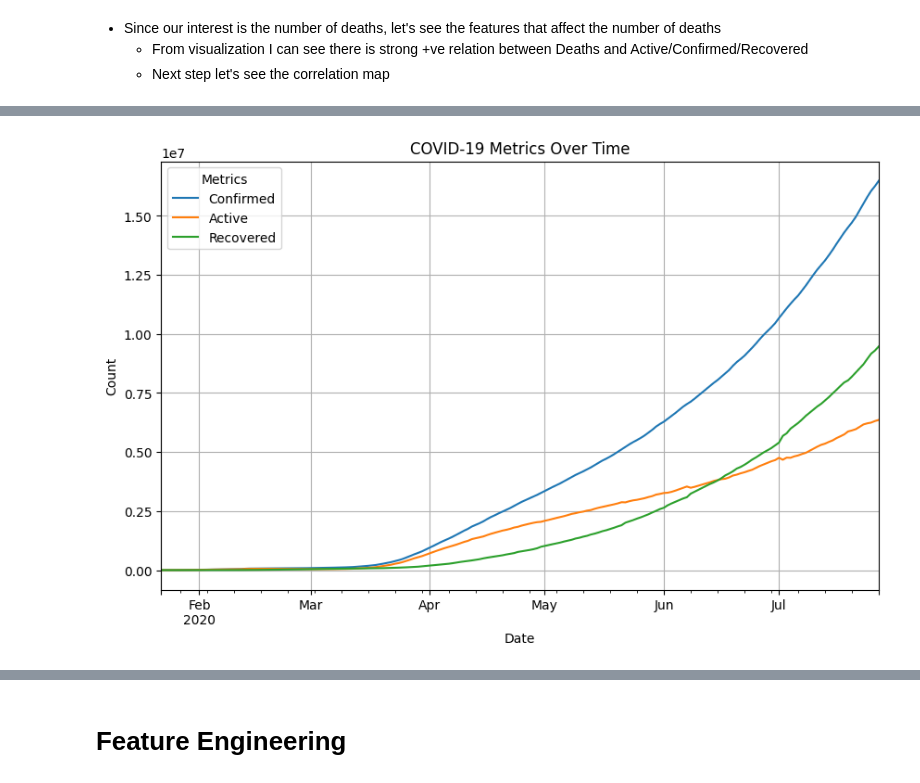
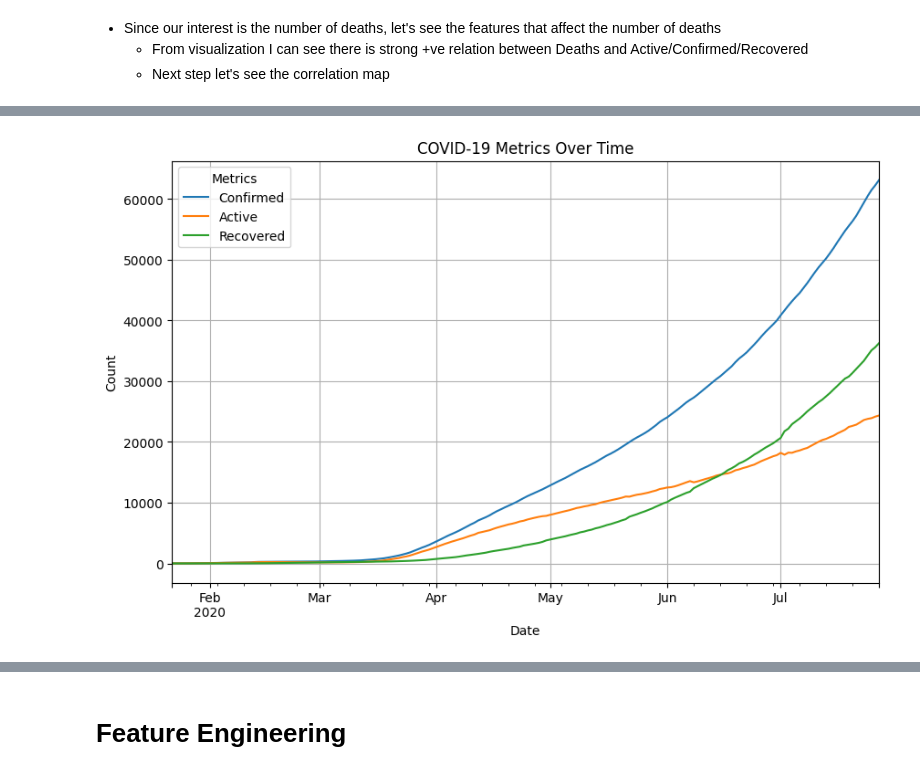
Before and after one commit to AIBabyTeaching/MACHINE-LEARNING-FEB-2025, a Jupyter notebook: LabWeek2&3&5.ipynb, the cells around one changed output, grey strips where cells are left out. Cells and saved outputs as stored; diff of their text form; code cells hidden in the pictures.

```diff
--- a/LabWeek2&3.ipynb
+++ b/LabWeek2&3&5.ipynb
@@ -294,14 +370,14 @@ plt.show()
 # %%
-df_grouped = df.groupby('Date')[['Confirmed', 'Active', 'Recovered']].sum() # Group the data by date and sum the values for each metric
+df_grouped = df.groupby('Date')[['Confirmed', 'Active', 'Recovered']].mean() # Group the data by date and sum the values for each metric
 
 # Plot all the metrics on the same axes
 df_grouped.plot(figsize=(10,
                          6))
 plt.xlabel("Date") # label of x axis
 plt.ylabel("Count") # label of y axis
 plt.title("COVID-19 Metrics Over Time") # plt.tile covid 19
 plt.legend(title="Metrics") # legends
 plt.grid()
 plt.show()
 # %% [output]
-[figure, old version]
+[figure, new version]
```
Also changed, not shown: parts of 53 cells of this notebook, 1 other file.
